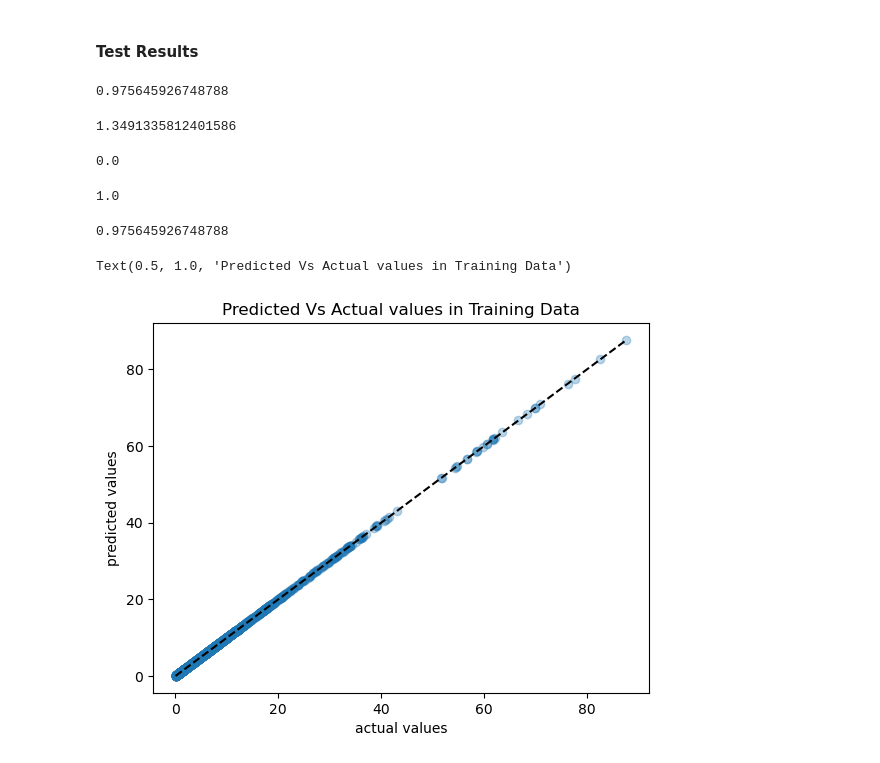
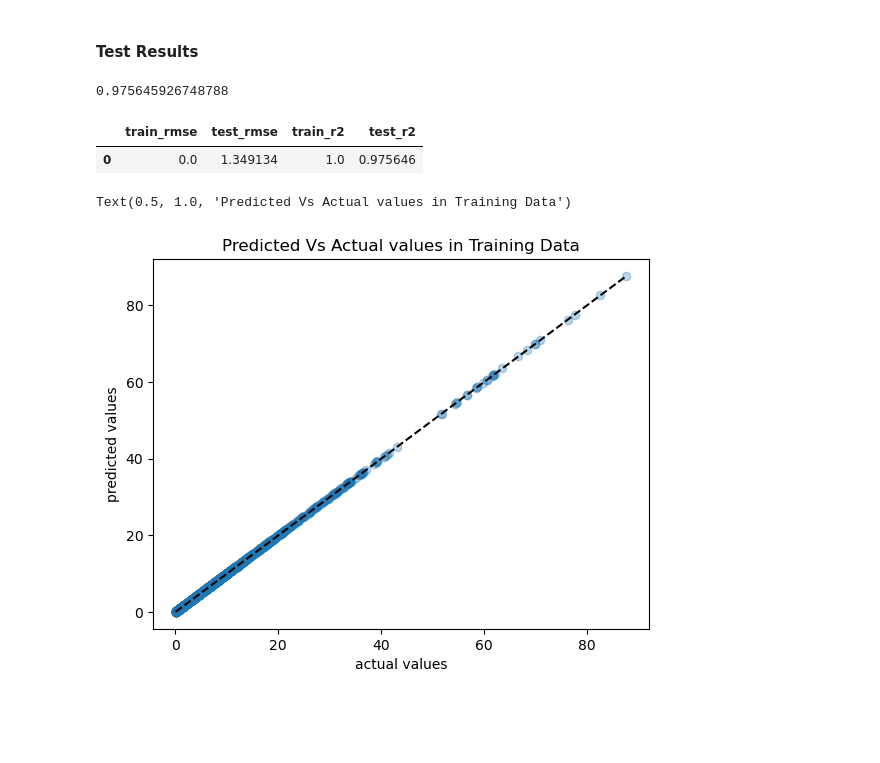
Before and after one commit to UBC-MDS/DSCI_522_Group-11_Save-The-Earth, a Jupyter notebook: src/save_the_earth_model.ipynb, the cells around one changed output. Cells and saved outputs as stored; diff of their text form; code cells hidden in the pictures; blank space fills up the shorter version.

```diff
--- a/src/save_the_earth_model.ipynb
+++ b/src/save_the_earth_model.ipynb
@@ -530,24 +493,13 @@ result['actual'] = actual
 #saving the predictions vs actual file
 result.to_csv("../data/processed/predictions_vs_actual.csv", index=False)
 # %%
-# calculating the root mean squared error for test data
-np.sqrt(mean_squared_error(actual,predicted))
+# calculating the root mean squared error and r2 score for training & test data
+# function 4
+
+scoring_metrics(random_search, X_train, y_train, X_test, y_test)
 # %% [output]
-1.3491335812401586
+|  | train_rmse | test_rmse | train_r2 | test_r2 |
+| 0 | 0.0 | 1.349134 | 1.0 | 0.975646 |
-# %%
-np.sqrt(mean_squared_error(y_train,random_search.predict(X_train)))
-# %% [output]
-0.0
-# %%
-#r2 score for training data
-r2_score(y_train,random_search.predict(X_train))
-# %% [output]
-1.0
-# %%
-#r2 score for test data
-r2_score(y_test,random_search.predict(X_test))
-# %% [output]
-0.975645926748788
 # %%
 
 plt.scatter(y_train, random_search.predict(X_train), alpha=0.3)
```
Also changed, not shown: parts of 14 cells of this notebook, 3 other files.
